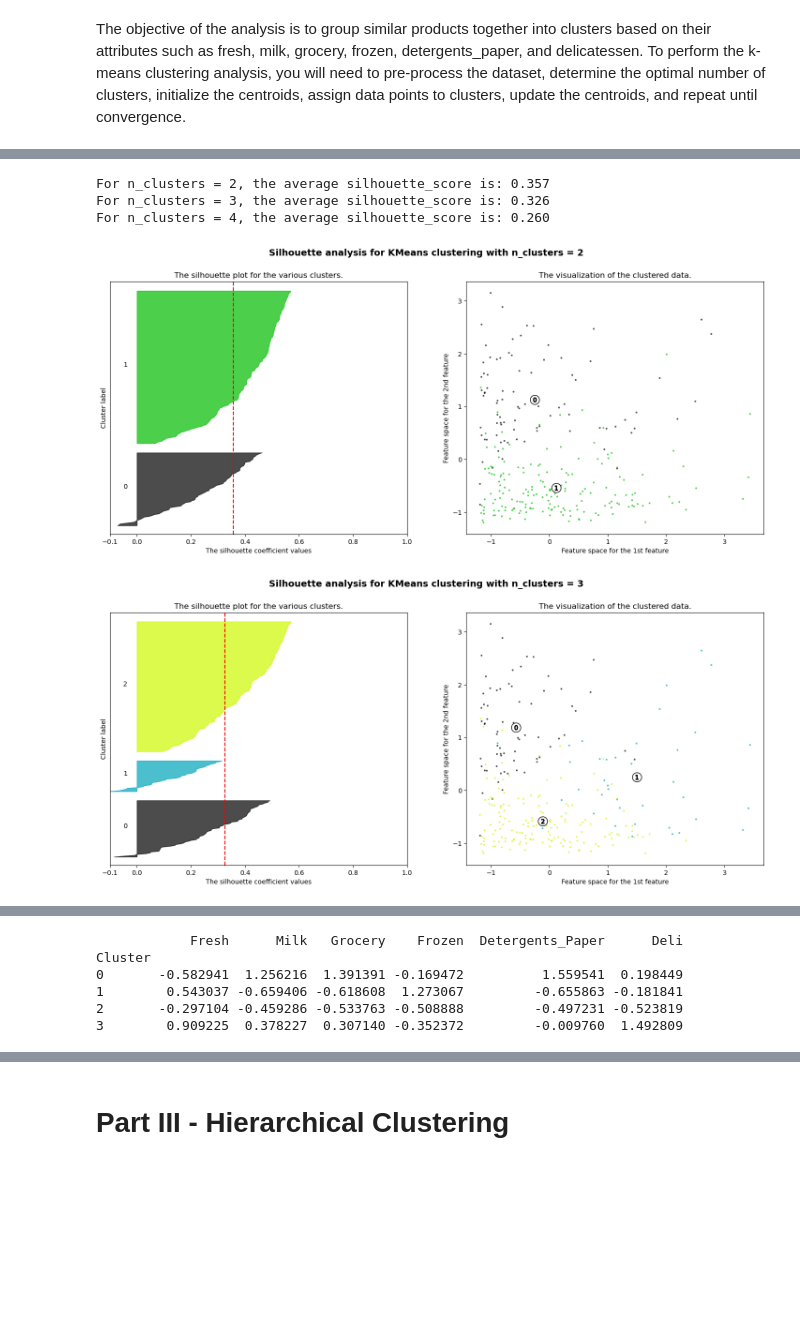
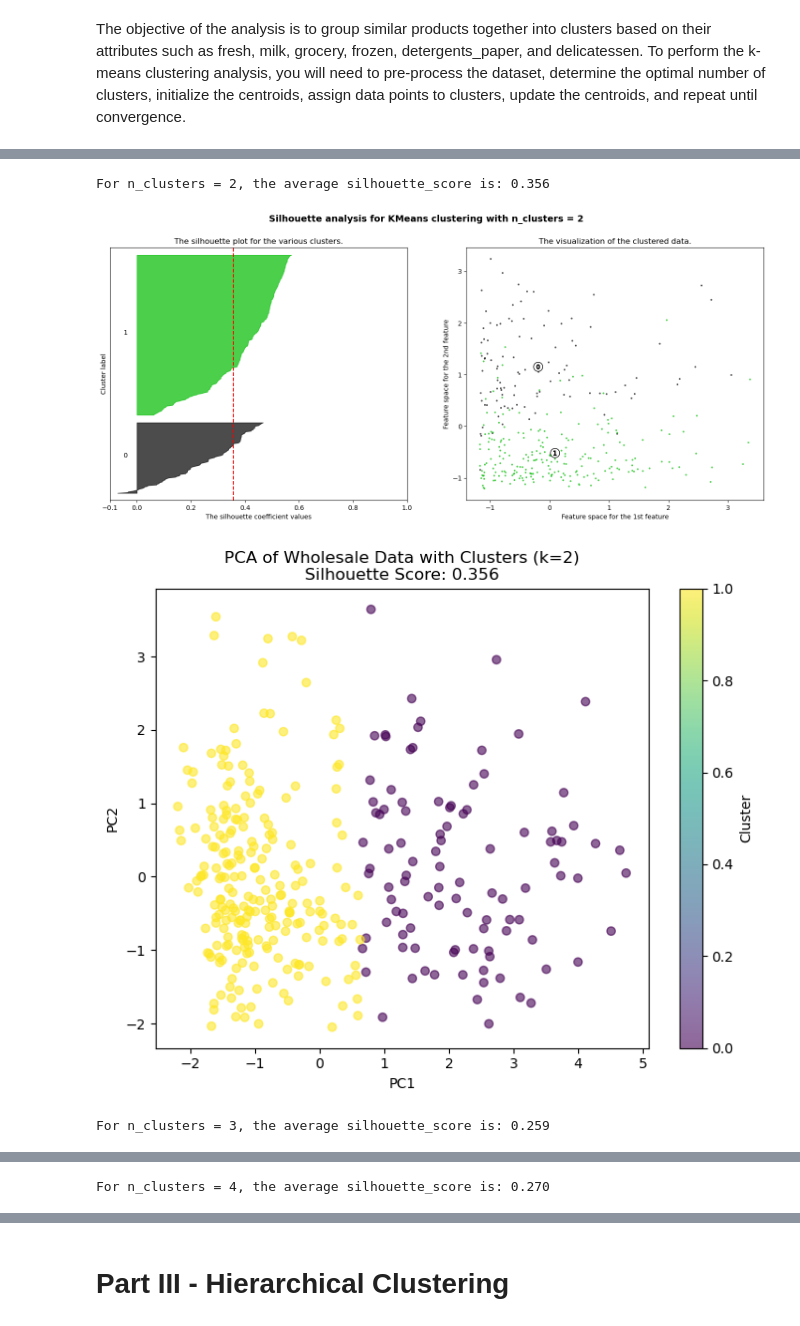
Before and after one commit to t0si/ml-project-unsupervised-learning, a Jupyter notebook: Unsupervised Learning - Project.ipynb, the cells around one changed output, grey strips where cells are left out. Cells and saved outputs as stored; diff of their text form; code cells hidden in the pictures; blank space fills up the shorter version.

```diff
--- a/Unsupervised Learning - Project.ipynb
+++ b/Unsupervised Learning - Project.ipynb
@@ -113,14 +113,9 @@ plt.show()
 # %% [output]
 [figure]
 # %%
-X = data
-X_train, X_test = train_test_split(X, test_size=0.2, random_state=42)
-
-scaler = StandardScaler().fit(X_train)
-
-# Transform both training and testing sets using the same scaler
-X_train_scaled = scaler.transform(X_train)
-X_test_scaled = scaler.transform(X_test)
+# Fit the scaler
+scaler = StandardScaler()
+data_scaled = scaler.fit_transform(data)
 # %% [markdown]
 # Part II - KMeans Clustering
 # %% [markdown]
@@ -132,7 +127,7 @@ k_values = range(1, 11)
 
 for k in k_values:
     kmeans = KMeans(n_clusters=k, random_state=42)
-    kmeans.fit(X_train_scaled)
+    kmeans.fit(data_scaled)
     inertia.append(kmeans.inertia_)
 
 # Plot the results
@@ -150,8 +145,8 @@ silhouette_scores = []
 
 for k in range(2, 11):
     kmeans = KMeans(n_clusters=k, random_state=42)
-    kmeans.fit(X_train_scaled)
-    score = silhouette_score(X_train_scaled, kmeans.labels_)
+    kmeans.fit(data_scaled)
+    score = silhouette_score(data_scaled, kmeans.labels_)
     silhouette_scores.append(score)
 
 # Plot the results
@@ -166,77 +161,80 @@ plt.show()
 # %%
-# Use X_train_scaled (original scaled data)
+# Use X_train_scaled
 range_n_clusters = [2, 3, 4]
 
-for number_clusters in range_n_clusters:
+for n_clusters in range_n_clusters:
     # Create a subplot with 1 row and 2 columns
     fig, (ax1, ax2) = plt.subplots(1, 2)
     fig.set_size_inches(18, 7)
 
     # Silhouette plot settings
     ax1.set_xlim([-0.1, 1])
-    ax1.set_ylim([0, len(X_train_scaled) + (number_clusters + 1) * 10])
+    ax1.set_ylim([0, len(data_scaled) + (n_clusters + 1) * 10])
 
     # KMeans clustering
-    clusterer = KMeans(n_clusters=number_clusters, random_state=42)
-    cluster_labels = clusterer.fit_predict(X_train_scaled)
+    clusterer = KMeans(n_clusters=n_clusters, random_state=42)
+    cluster_labels = clusterer.fit_predict(data_scaled)
 
     # Silhouette scores
-    silhouette_avg = silhouette_score(X_train_scaled, cluster_labels)
-    print(f"For n_clusters = {number_clusters}, the average silhouette_score is: {silhouette_avg:.3f}")
+    silhouette_avg = silhouette_score(data_scaled, cluster_labels)
+    print(f"For n_clusters = {n_clusters}, the average silhouette_score is: {silhouette_avg:.3f}")
 
-    sample_silhouette_values = silhouette_samples(X_train_scaled, cluster_labels)
+    sample_silhouette_values = silhouette_samples(data_scaled, cluster_labels)
 
     y_lower = 10
-    for i in range(number_clusters):
+    for i in range(n_clusters):
         ith_cluster_silhouette_values = sample_silhouette_values[cluster_labels == i]
         ith_cluster_silhouette_values.sort()
 
         size_cluster_i = ith_cluster_silhouette_values.shape[0]
         y_upper = y_lower + size_cluster_i
 
-        color = cm.nipy_spectral(float(i) / number_clusters)
+        color = cm.nipy_spectral(float(i) / n_clusters)
         ax1.fill_betweenx(np.arange(y_lower, y_upper),
                           0, ith_cluster_silhouette_values,
                           facecolor=color, edgecolor=color, alpha=0.7)
 
         ax1.text(-0.05, y_lower + 0.5 * size_cluster_i, str(i))
         y_lower = y_upper + 10
 
     ax1.set_title("The silhouette plot for the various clusters.")
     ax1.set_xlabel("The silhouette coefficient values")
     ax1.set_ylabel("Cluster label")
     ax1.axvline(x=silhouette_avg, color="red", linestyle="--")
     ax1.set_yticks([])
     ax1.set_xticks([-0.1, 0, 0.2, 0.4, 0.6, 0.8, 1])
 
     # Scatter plot of clusters
-    colors = cm.nipy_spectral(cluster_labels.astype(float) / number_clusters)
-    ax2.scatter(X_train_scaled[:, 0], X_train_scaled[:, 1], marker=".", s=30, lw=0, alpha=0.7, c=colors, edgecolor="k")
+    colors = cm.nipy_spectral(cluster_labels.astype(float) / n_clusters)
+    ax2.scatter(data_scaled[:, 0], data_scaled[:, 1], marker=".", s=30, lw=0, alpha=0.7, c=colors, edgecolor="k")
 
     # Cluster centers
     centers = clusterer.cluster_centers_
     ax2.scatter(centers[:, 0], centers[:, 1], marker="o", c="white", alpha=1, s=200, edgecolor="k")
     for i, c in enumerate(centers):
         ax2.scatter(c[0], c[1], marker=f"${i}$", alpha=1, s=50, edgecolor="k")
 
     ax2.set_title("The visualization of the clustered data.")
     ax2.set_xlabel("Feature space for the 1st feature")
     ax2.set_ylabel("Feature space for the 2nd feature")
 
-    plt.suptitle(f"Silhouette analysis for KMeans clustering with n_clusters = {number_clusters}",
+    plt.suptitle(f"Silhouette analysis for KMeans clustering with n_clusters = {n_clusters}",
                  fontsize=14, fontweight="bold")
 
-plt.show()
+    # Dimensionality reduction with PCA
+    pca = PCA(n_components=2)
+    data_pca = pca.fit_transform(data_scaled)
 
-# Profiling clusters
-cluster_labels = clusterer.fit_predict(X_train_scaled)
-data_with_clusters = pd.DataFrame(X_train_scaled, columns=['Fresh', 'Milk', 'Grocery', 'Frozen', 'Detergents_Paper', 'Deli'])
-data_with_clusters['Cluster'] = cluster_labels
-cluster_profiles = data_with_clusters.groupby('Cluster').mean()
-print(cluster_profiles)
+    # PCA scatter plot with clusters
+    plt.figure(figsize=(8, 6))
+    plt.scatter(data_pca[:, 0], data_pca[:, 1], c=cluster_labels, cmap='viridis', alpha=0.6)
+    plt.colorbar(label='Cluster')
+    plt.title(f'PCA of Wholesale Data with Clusters (k={n_clusters})\nSilhouette Score: {silhouette_avg:.3f}')
+    plt.xlabel('PC1')
+    plt.ylabel('PC2')
+    plt.show()
 # %% [output]
-For n_clusters = 2, the average silhouette_score is: 0.357
-For n_clusters = 3, the average silhouette_score is: 0.326
-For n_clusters = 4, the average silhouette_score is: 0.260
+For n_clusters = 2, the average silhouette_score is: 0.356
-[figure, old version]
+[figure, new version]
-[figure, old version]
+[figure, new version]
+For n_clusters = 3, the average silhouette_score is: 0.259
@@ -244,6 +241,0 @@ For n_clusters = 4, the average silhouette_score is: 0.260
-            Fresh      Milk   Grocery    Frozen  Detergents_Paper      Deli
-Cluster
-0       -0.582941  1.256216  1.391391 -0.169472          1.559541  0.198449
-1        0.543037 -0.659406 -0.618608  1.273067         -0.655863 -0.181841
-2       -0.297104 -0.459286 -0.533763 -0.508888         -0.497231 -0.523819
-3        0.909225  0.378227  0.307140 -0.352372         -0.009760  1.492809
@@ -249,0 +243 @@ Cluster
+For n_clusters = 4, the average silhouette_score is: 0.270
```
Also changed, not shown: parts of 11 cells of this notebook.
